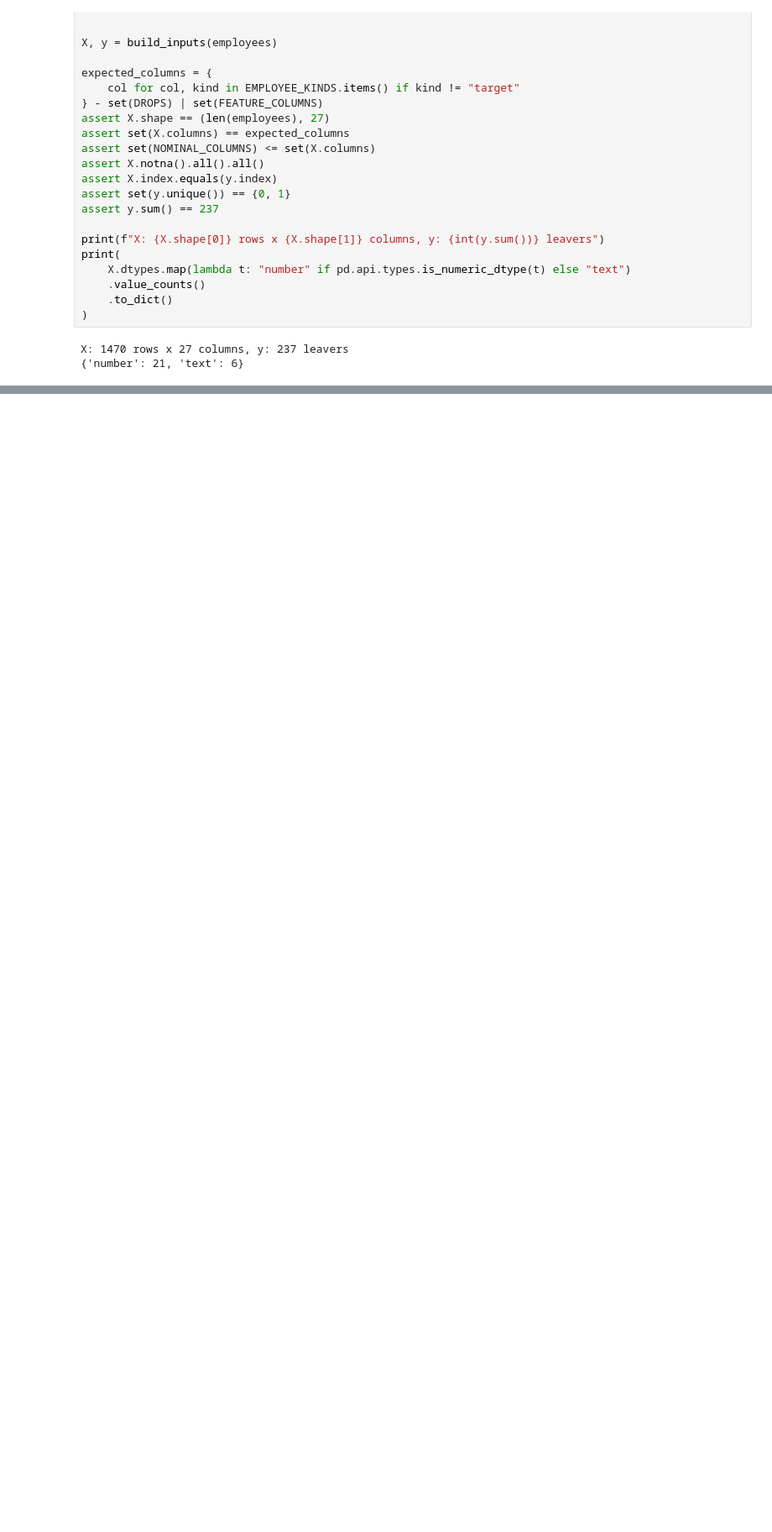
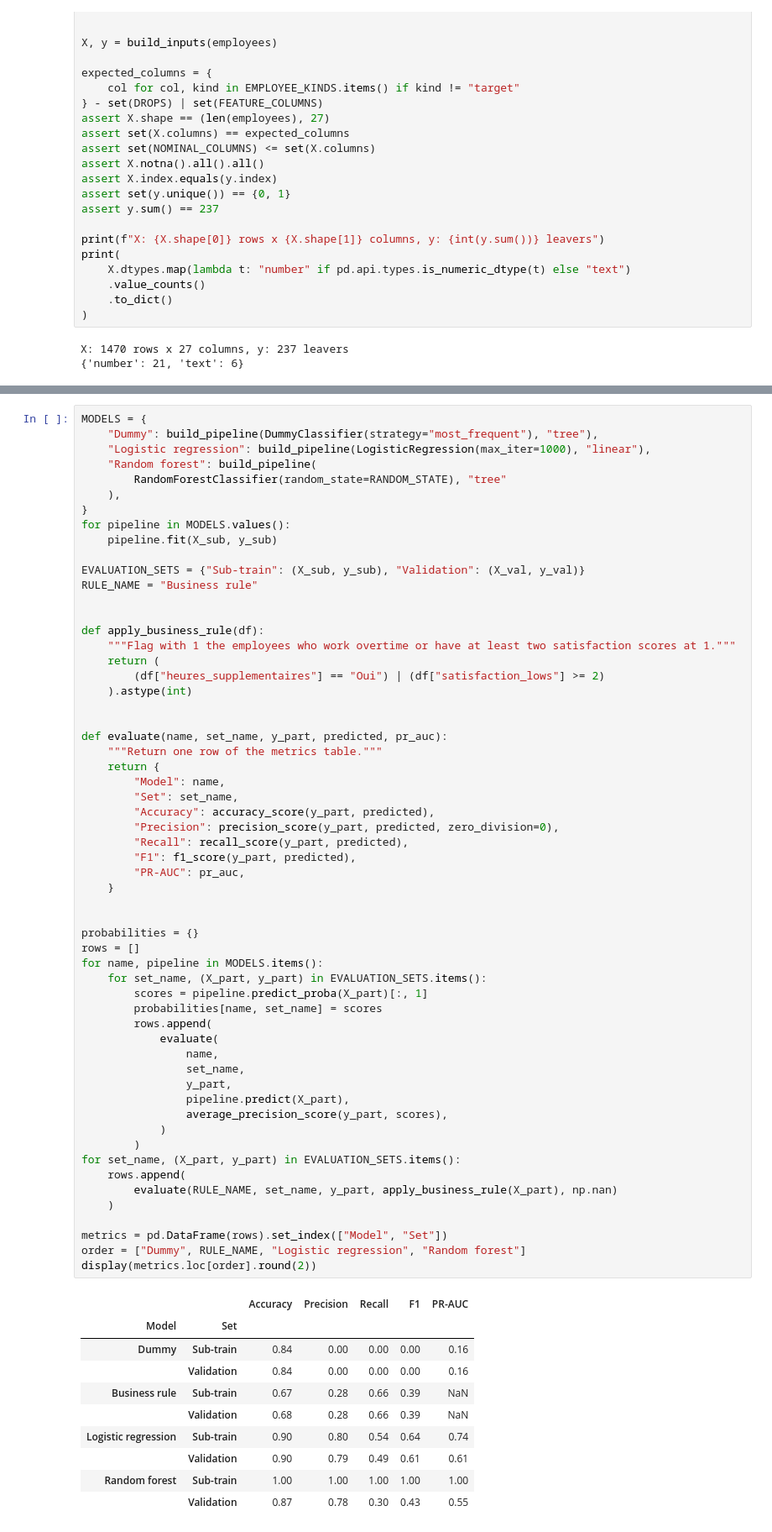
Before and after one commit to dapitch666/oc-p04-hr-attrition-classification, a Jupyter notebook: notebooks/02_modeling.ipynb, the cells around one changed output, grey strips where cells are left out. Shown at 84% size. Cells and saved outputs as stored; diff of their text form; blank space fills up the shorter version.

```diff
--- a/notebooks/02_modeling.ipynb
+++ b/notebooks/02_modeling.ipynb
@@ -601,0 +714,69 @@ X: 1470 rows x 27 columns, y: 237 leavers
+# %%
+MODELS = {
+    "Dummy": build_pipeline(DummyClassifier(strategy="most_frequent"), "tree"),
+    "Logistic regression": build_pipeline(LogisticRegression(max_iter=1000), "linear"),
+    "Random forest": build_pipeline(
+        RandomForestClassifier(random_state=RANDOM_STATE), "tree"
+    ),
+}
+for pipeline in MODELS.values():
+    pipeline.fit(X_sub, y_sub)
+
+EVALUATION_SETS = {"Sub-train": (X_sub, y_sub), "Validation": (X_val, y_val)}
+RULE_NAME = "Business rule"
+
+
+def apply_business_rule(df):
+    """Flag with 1 the employees who work overtime or have at least two satisfaction scores at 1."""
+    return (
+        (df["heures_supplementaires"] == "Oui") | (df["satisfaction_lows"] >= 2)
+    ).astype(int)
+
+
+def evaluate(name, set_name, y_part, predicted, pr_auc):
+    """Return one row of the metrics table."""
+    return {
+        "Model": name,
+        "Set": set_name,
+        "Accuracy": accuracy_score(y_part, predicted),
+        "Precision": precision_score(y_part, predicted, zero_division=0),
+        "Recall": recall_score(y_part, predicted),
+        "F1": f1_score(y_part, predicted),
+        "PR-AUC": pr_auc,
+    }
+
+
+probabilities = {}
+rows = []
+for name, pipeline in MODELS.items():
+    for set_name, (X_part, y_part) in EVALUATION_SETS.items():
+        scores = pipeline.predict_proba(X_part)[:, 1]
+        probabilities[name, set_name] = scores
+        rows.append(
+            evaluate(
+                name,
+                set_name,
+                y_part,
+                pipeline.predict(X_part),
+                average_precision_score(y_part, scores),
+            )
+        )
+for set_name, (X_part, y_part) in EVALUATION_SETS.items():
+    rows.append(
+        evaluate(RULE_NAME, set_name, y_part, apply_business_rule(X_part), np.nan)
+    )
+
+metrics = pd.DataFrame(rows).set_index(["Model", "Set"])
+order = ["Dummy", RULE_NAME, "Logistic regression", "Random forest"]
+display(metrics.loc[order].round(2))
+# %% [output]
+|  |  | Accuracy | Precision | Recall | F1 | PR-AUC |
+| Model | Set |  |  |  |  |  |
+| Dummy | Sub-train | 0.84 | 0.00 | 0.00 | 0.00 | 0.16 |
+|  | Validation | 0.84 | 0.00 | 0.00 | 0.00 | 0.16 |
+| Business rule | Sub-train | 0.67 | 0.28 | 0.66 | 0.39 | NaN |
+|  | Validation | 0.68 | 0.28 | 0.66 | 0.39 | NaN |
+| Logistic regression | Sub-train | 0.90 | 0.80 | 0.54 | 0.64 | 0.74 |
+|  | Validation | 0.90 | 0.79 | 0.49 | 0.61 | 0.61 |
+| Random forest | Sub-train | 1.00 | 1.00 | 1.00 | 1.00 | 1.00 |
+|  | Validation | 0.87 | 0.78 | 0.30 | 0.43 | 0.55 |
```
Also changed, not shown: parts of 18 cells of this notebook.
